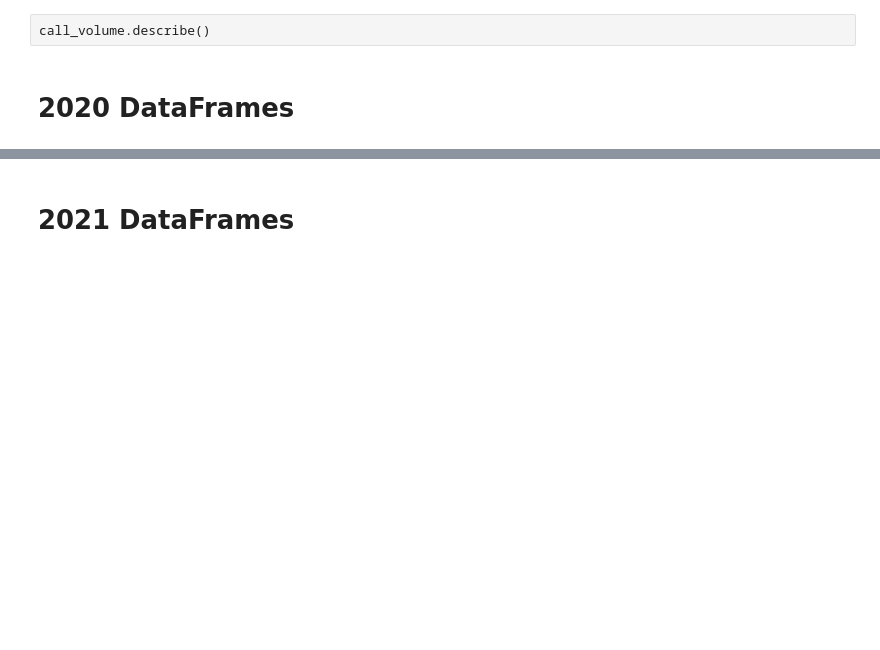
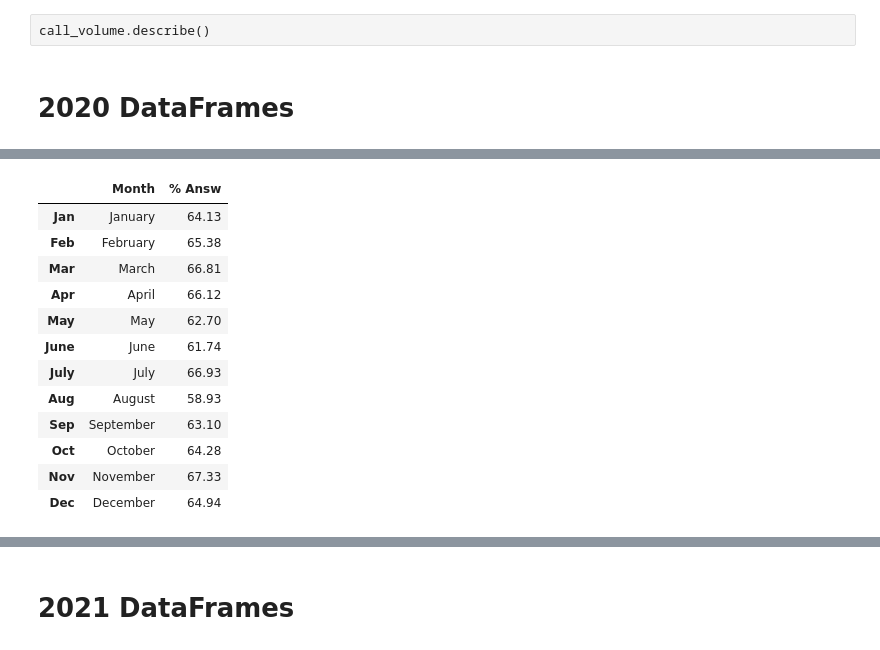
Before and after one commit to NSS-Data-Analytics-Cohort-6/fcs-crisis-sailing-the-seaborn, a Jupyter notebook: notebook/fcs_crisis_calls.ipynb, the cells around one changed output, grey strips where cells are left out. Drawn from its saved outputs; the diff is of its cells as text; code cells hidden in the pictures; blank space fills up the shorter version.

```diff
--- a/notebook/fcs_crisis_calls.ipynb
+++ b/notebook/fcs_crisis_calls.ipynb
@@ -61,3 +75,21 @@ month_dist_2020
+# %%
+month_2020 = month_dist_2020[['Month','% Answ']]
+month_2020 = month_2020.set_index([pd.Index(['Jan', 'Feb', 'Mar', 'Apr', 'May', 'June', 'July', 'Aug', 'Sep', 'Oct', 'Nov', 'Dec'])])
+month_2020
+# %% [output]
+|  | Month | % Answ |
+| Jan | January | 64.13 |
+| Feb | February | 65.38 |
+| Mar | March | 66.81 |
+| Apr | April | 66.12 |
+| May | May | 62.70 |
+| June | June | 61.74 |
+| July | July | 66.93 |
+| Aug | August | 58.93 |
+| Sep | September | 63.10 |
+| Oct | October | 64.28 |
+| Nov | November | 67.33 |
+| Dec | December | 64.94 |
 # %%
 day_dist_2020 = pd.read_excel('../data/call_volume.xlsx', sheet_name='2020', skiprows=55, nrows=7, usecols='A:K')
 day_dist_2020['% Answ'] = (day_dist_2020['% Answ']*100).round(2)
```
Also changed, not shown: parts of 13 cells of this notebook.
